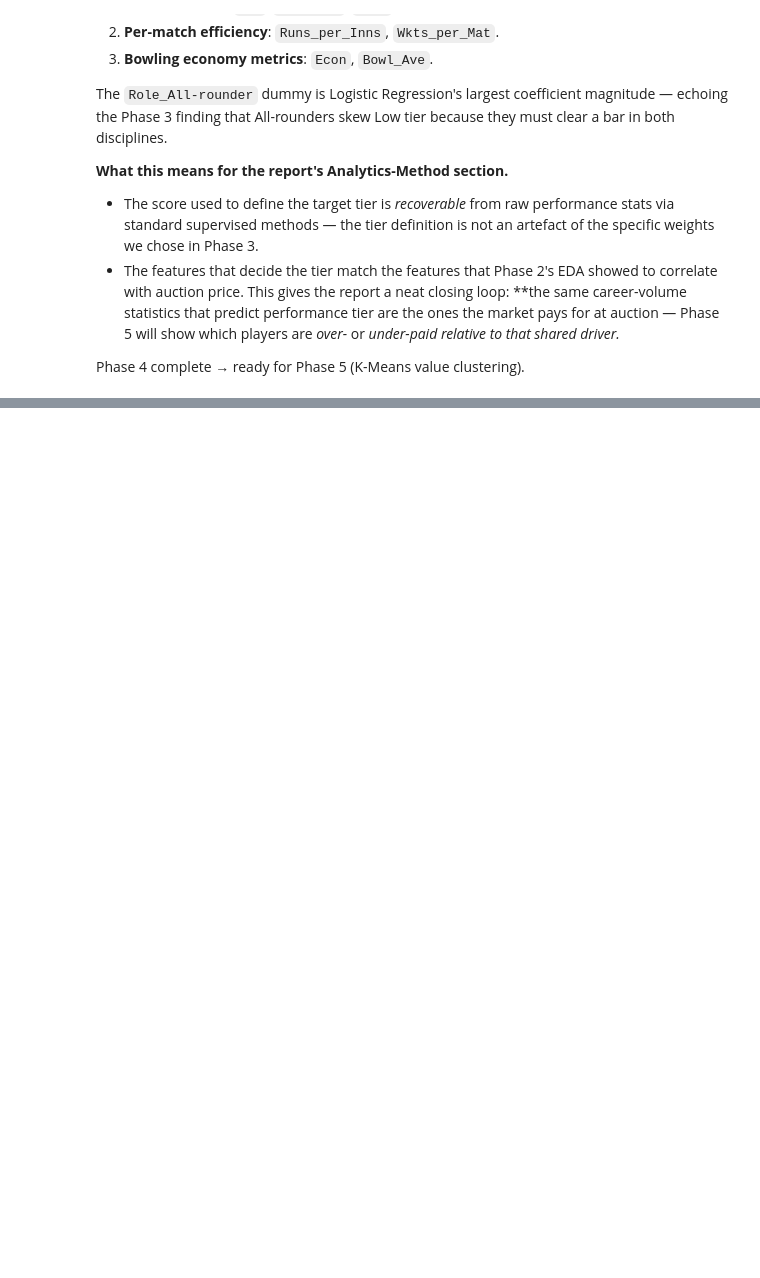
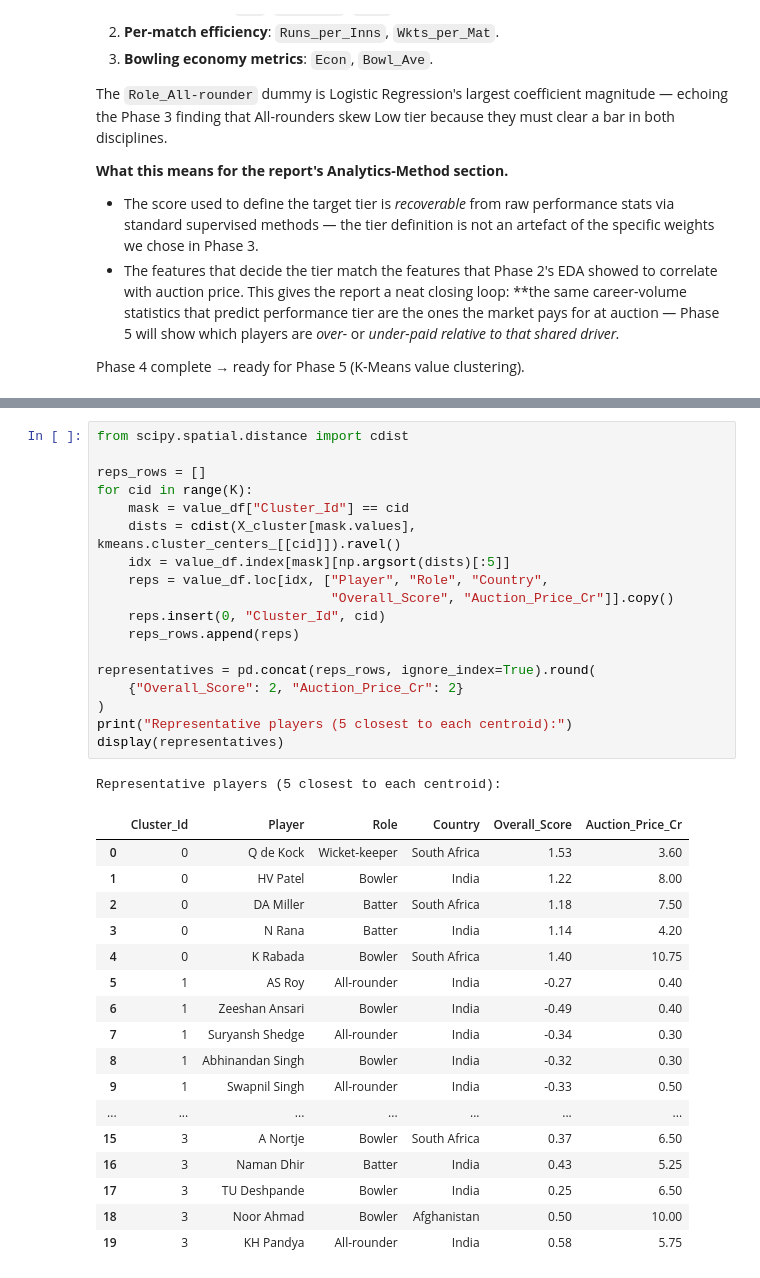
Before and after one commit to anusanth26/ipl-player-valuation, a Jupyter notebook: notebooks/analysis.ipynb, the cells around one changed output, grey strips where cells are left out. Cells and saved outputs as stored; diff of their text form; blank space fills up the shorter version.

```diff
--- a/notebooks/analysis.ipynb
+++ b/notebooks/analysis.ipynb
@@ -1828,0 +1994,37 @@ Phase 4 complete → ready for Phase 5 (K-Means value clustering).
+# %%
+from scipy.spatial.distance import cdist
+
+reps_rows = []
+for cid in range(K):
+    mask = value_df["Cluster_Id"] == cid
+    dists = cdist(X_cluster[mask.values], kmeans.cluster_centers_[[cid]]).ravel()
+    idx = value_df.index[mask][np.argsort(dists)[:5]]
+    reps = value_df.loc[idx, ["Player", "Role", "Country",
+                              "Overall_Score", "Auction_Price_Cr"]].copy()
+    reps.insert(0, "Cluster_Id", cid)
+    reps_rows.append(reps)
+
+representatives = pd.concat(reps_rows, ignore_index=True).round(
+    {"Overall_Score": 2, "Auction_Price_Cr": 2}
+)
+print("Representative players (5 closest to each centroid):")
+display(representatives)
+# %% [output]
+Representative players (5 closest to each centroid):
+|  | Cluster_Id | Player | Role | Country | Overall_Score | Auction_Price_Cr |
+| 0 | 0 | Q de Kock | Wicket-keeper | South Africa | 1.53 | 3.60 |
+| 1 | 0 | HV Patel | Bowler | India | 1.22 | 8.00 |
+| 2 | 0 | DA Miller | Batter | South Africa | 1.18 | 7.50 |
+| 3 | 0 | N Rana | Batter | India | 1.14 | 4.20 |
+| 4 | 0 | K Rabada | Bowler | South Africa | 1.40 | 10.75 |
+| 5 | 1 | AS Roy | All-rounder | India | -0.27 | 0.40 |
+| 6 | 1 | Zeeshan Ansari | Bowler | India | -0.49 | 0.40 |
+| 7 | 1 | Suryansh Shedge | All-rounder | India | -0.34 | 0.30 |
+| 8 | 1 | Abhinandan Singh | Bowler | India | -0.32 | 0.30 |
+| 9 | 1 | Swapnil Singh | All-rounder | India | -0.33 | 0.50 |
+| ... | ... | ... | ... | ... | ... | ... |
+| 15 | 3 | A Nortje | Bowler | South Africa | 0.37 | 6.50 |
+| 16 | 3 | Naman Dhir | Batter | India | 0.43 | 5.25 |
+| 17 | 3 | TU Deshpande | Bowler | India | 0.25 | 6.50 |
+| 18 | 3 | Noor Ahmad | Bowler | Afghanistan | 0.50 | 10.00 |
+| 19 | 3 | KH Pandya | All-rounder | India | 0.58 | 5.75 |
```
Also changed, not shown: parts of 14 cells of this notebook, 3 other files.
